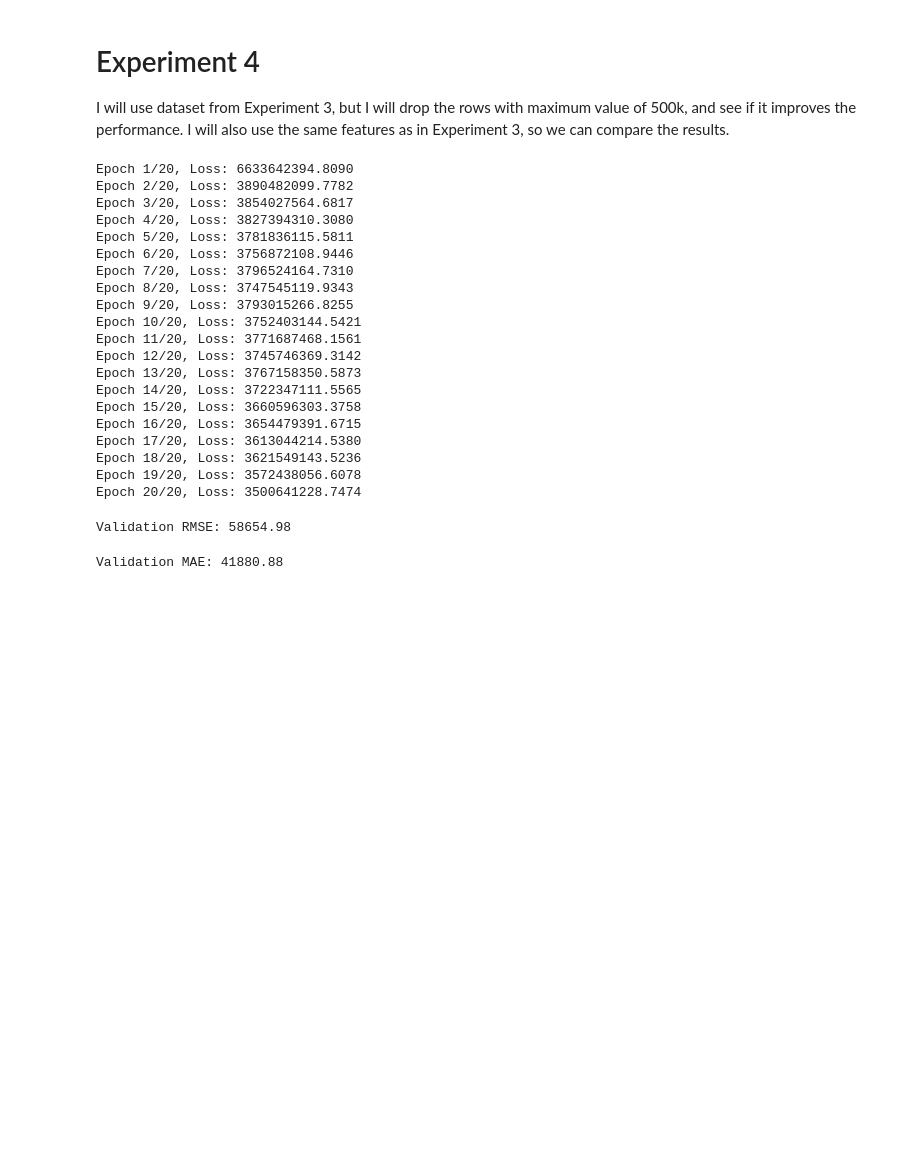
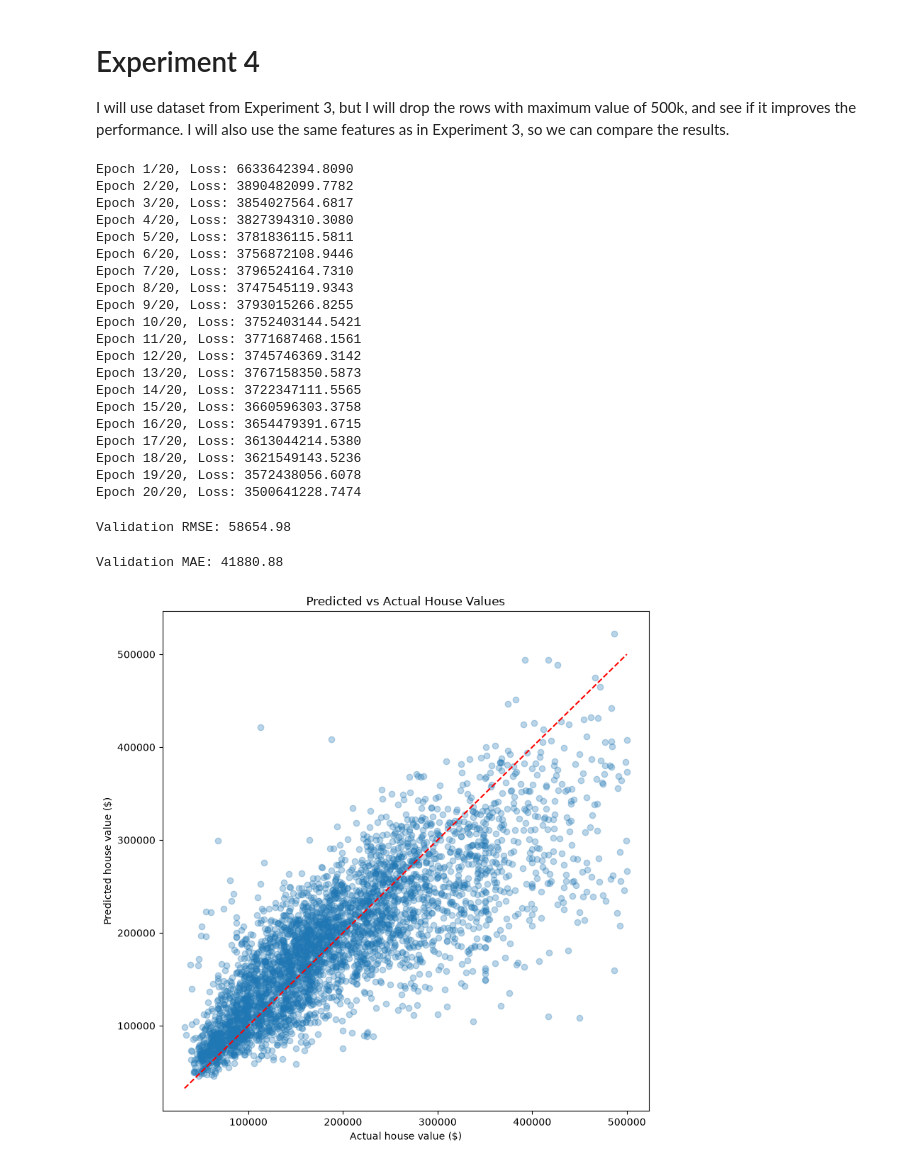
Before and after one commit to skyaax/HousePrediction, a Jupyter notebook: sample.ipynb, the cells around one changed output. Saved outputs shown, nothing was run; the diff lists cells and outputs as text; code cells hidden in the pictures; blank space fills up the shorter version.

```diff
--- a/sample.ipynb
+++ b/sample.ipynb
@@ -737,6 +743,7 @@ deep_features_new
  'log_total_rooms']
 # %%
 numerical_features_new = df_new.drop(columns="median_house_value",inplace=False).select_dtypes(include="number").columns.tolist()
+numerical_features_new.remove('total_rooms')
 numerical_features_new
 # %% [output]
 ['latitude',
@@ -810,7 +816,7 @@ if torch.backends.mps.is_available():
 model = Wide_and_Deep(
     wide_X=len(wide_features_new),
     deep_X=len(deep_features_new),
-).to('mps')
+).to(DEVICE)
 optimizer = optim.Adam(model.parameters(), lr=0.1, weight_decay=1e-5)
 # %%
 train_generator.manual_seed(SEED)
@@ -852,8 +858,8 @@ model.eval()
 
 with torch.no_grad():
     predictions = model(
-        torch.tensor(val_X[wide_features_new].values, dtype=torch.float32).to('mps'),
-        torch.tensor(val_X[deep_features_new].values, dtype=torch.float32).to('mps')
+        torch.tensor(val_X[wide_features_new].values, dtype=torch.float32).to(DEVICE),
+        torch.tensor(val_X[deep_features_new].values, dtype=torch.float32).to(DEVICE)
     )
 
 y_pred = predictions.cpu().numpy().flatten()
@@ -938,7 +944,7 @@ if torch.backends.mps.is_available():
 model = Wide_and_Deep(
     wide_X=len(wide_features_new),
     deep_X=len(deep_features_new),
-).to('mps')
+).to(DEVICE)
 optimizer = optim.Adam(model.parameters(), lr=0.1, weight_decay=1e-5)
 # %%
 train_generator.manual_seed(SEED)
@@ -975,3 +981,33 @@ mae = evaluate(model, eval_data_loader_wd, nn.L1Loss()).item()
 print(f"Validation MAE: {mae:.2f}")
 # %% [output]
 Validation MAE: 41880.88
+# %%
+model.eval()
+
+with torch.no_grad():
+    predictions = model(
+        torch.tensor(val_X[wide_features_new].values, dtype=torch.float32).to(DEVICE),
+        torch.tensor(val_X[deep_features_new].values, dtype=torch.float32).to(DEVICE)
+    )
+
+y_pred = predictions.cpu().numpy().flatten()
+y_actual = val_y
+
+plt.figure(figsize=(8, 8))
+
+plt.scatter(y_actual, y_pred, alpha=0.3)
+
+plt.xlabel("Actual house value ($)")
+plt.ylabel("Predicted house value ($)")
+plt.title("Predicted vs Actual House Values")
+
+plt.plot(
+    [y_actual.min(), y_actual.max()],
+    [y_actual.min(), y_actual.max()],
+    'r--'
+)
+
+plt.tight_layout()
+plt.show()
+# %% [output]
+[figure, added]
```
Also changed, not shown: parts of 8 cells of this notebook, 6 other files.
